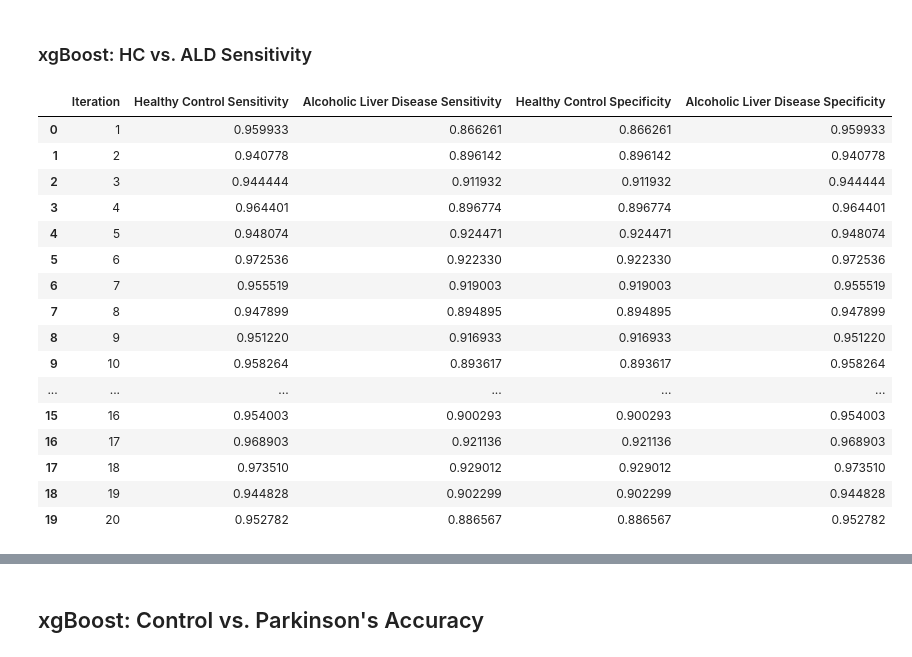
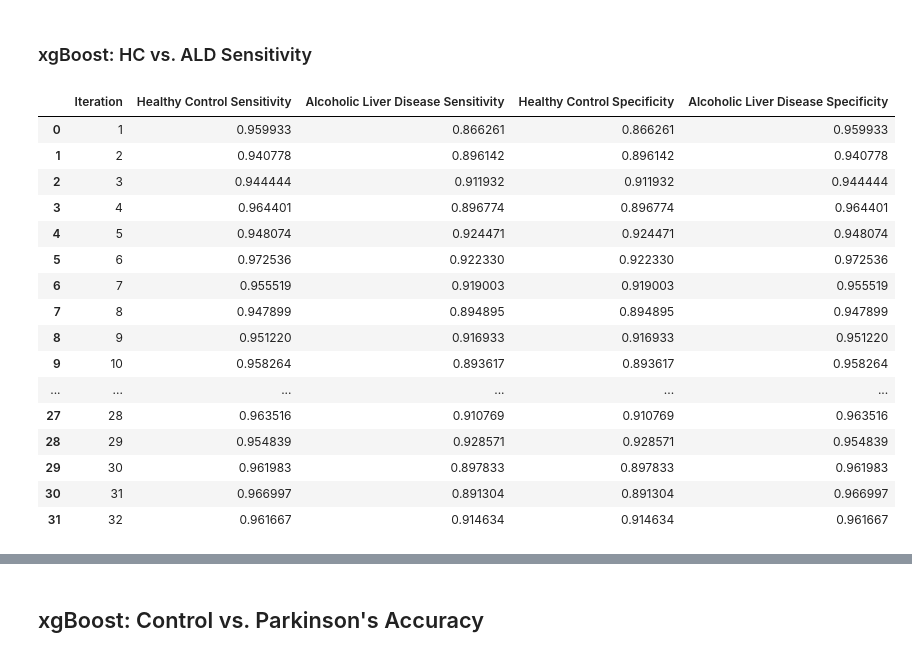
Before and after one commit to cjvilla/enose_predictions, a Jupyter notebook: exploratory_data.ipynb, the cells around one changed output, grey strips where cells are left out. Cells and saved outputs as stored; diff of their text form; code cells hidden in the pictures.

```diff
--- a/exploratory_data.ipynb
+++ b/exploratory_data.ipynb
@@ -85,7 +105,6 @@ merged_df = pd.merge(demographics, raw_data, on=['group', 'real_idn'], how='inne
 # %%
-
 # Get a list of columns to drop based on the condition
-columns_to_drop = [col for col in merged_df.columns if '_mean' in col]
+columns_to_drop = [col for col in demographics.columns if '_mean' in col]
 
 # Drop the columns from the DataFrame
-merged_df = merged_df.drop(columns=columns_to_drop)
+demographics = demographics.drop(columns=columns_to_drop)
@@ -191,10 +238,10 @@ from sklearn.metrics import accuracy_score
 
 # Load your merged_dfset and preprocess it (as you've done)
 # Define features (X) and target variable (y)
-X = merged_df[['S1', 'S2', 'S3', 'S4', 'S5', 'S6', 'S7', 'S8', 'S9', 'S10',
+X = demographics[['S1', 'S2', 'S3', 'S4', 'S5', 'S6', 'S7', 'S8', 'S9', 'S10',
           'S11', 'S12', 'S13', 'S14', 'S15', 'S16', 'S17', 'S18', 'S19', 'S20',
           'S21', 'S22', 'S23', 'S24', 'S25', 'S26', 'S27', 'S28', 'S29', 'S30', 'S31', 'S32']]
-y = merged_df['group']  # Assuming 0 for Healthy Control and 1 for Alcoholic Liver Disease
+y = demographics['group']  # Assuming 0 for Healthy Control and 1 for Alcoholic Liver Disease
 
 # Filter the dataset to include only "Healthy Control" (0) and "Alcoholic Liver Disease" (1)
 selected_classes = [0, 1]
@@ -233,10 +367,10 @@ from sklearn.metrics import accuracy_score
 
 # Load your merged_dfset and preprocess it (as you've done)
 # Define features (X) and target variable (y)
-X = merged_df[['S1', 'S2', 'S3', 'S4', 'S5', 'S6', 'S7', 'S8', 'S9', 'S10',
+X = demographics[['S1', 'S2', 'S3', 'S4', 'S5', 'S6', 'S7', 'S8', 'S9', 'S10',
           'S11', 'S12', 'S13', 'S14', 'S15', 'S16', 'S17', 'S18', 'S19', 'S20',
           'S21', 'S22', 'S23', 'S24', 'S25', 'S26', 'S27', 'S28', 'S29', 'S30', 'S31', 'S32']]
-y = merged_df['group']  # Assuming 0 for Healthy Control and 1 for Alcoholic Liver Disease
+y = demographics['group']  # Assuming 0 for Healthy Control and 1 for Alcoholic Liver Disease
 
 # Filter the dataset to include only "Healthy Control" (0) and "Alcoholic Liver Disease" (1)
 selected_classes = [0, 1]
@@ -530,10 +760,10 @@ warnings.filterwarnings('ignore', category=UserWarning, module='xgboost')
 results_list = []
 
 # Define features (X) and target variable (y)
-X = merged_df[['S1', 'S2', 'S3', 'S4', 'S5', 'S6', 'S7', 'S8', 'S9', 'S10',
+X = demographics[['S1', 'S2', 'S3', 'S4', 'S5', 'S6', 'S7', 'S8', 'S9', 'S10',
               'S11', 'S12', 'S13', 'S14', 'S15', 'S16', 'S17', 'S18', 'S19', 'S20',
               'S21', 'S22', 'S23', 'S24', 'S25', 'S26', 'S27', 'S28', 'S29', 'S30', 'S31', 'S32']]
-y = merged_df['group']  # 0 for Healthy Control, 1 for Alcoholic Liver Disease, and 2 for Parkinson's
+y = demographics['group']  # 0 for Healthy Control, 1 for Alcoholic Liver Disease, and 2 for Parkinson's
 
 # Filter the dataset to include only "Healthy Control" (0) and "Alcoholic Liver Disease" (1)
 selected_groups = [0, 1]
@@ -541,7 +771,7 @@ X_filtered = X[y.isin(selected_groups)]
 y_filtered = y[y.isin(selected_groups)]
 
 # Specify the number of iterations
-num_iterations = 20
+num_iterations = 32
 
 for iteration in range(num_iterations):
     # Split the filtered dataset into training and testing sets with a random seed
@@ -569,10 +799,10 @@ for iteration in range(num_iterations):
     results_list.append(iteration_df)
 
 # Concatenate all DataFrames in the results list
-xgboost_ald_accuracy = pd.concat(results_list, ignore_index=True)
+xgboost_ald_binary_accuracy_results = pd.concat(results_list, ignore_index=True)
 
 # Display the results DataFrame
-xgboost_ald_accuracy.head(50)
+xgboost_ald_binary_accuracy_results.head(50) # add percent difference as the last column
 # %% [output]
 |  | Iteration | Healthy Control Accuracy | Alcoholic Liver Disease Accuracy |
 | 0 | 1 | 0.959933 | 0.866261 |
@@ -622,10 +846,10 @@ warnings.filterwarnings('ignore', category=UserWarning, module='xgboost')
 results_list = []
 
 # Define features (X) and target variable (y)
-X = merged_df[['S1', 'S2', 'S3', 'S4', 'S5', 'S6', 'S7', 'S8', 'S9', 'S10',
+X = demographics[['S1', 'S2', 'S3', 'S4', 'S5', 'S6', 'S7', 'S8', 'S9', 'S10',
               'S11', 'S12', 'S13', 'S14', 'S15', 'S16', 'S17', 'S18', 'S19', 'S20',
               'S21', 'S22', 'S23', 'S24', 'S25', 'S26', 'S27', 'S28', 'S29', 'S30', 'S31', 'S32']]
-y = merged_df['group']  # Assuming 0 for Healthy Control, 1 for Alcoholic Liver Disease, and 2 for Parkinson's
+y = demographics['group']  # Assuming 0 for Healthy Control, 1 for Alcoholic Liver Disease, and 2 for Parkinson's
 
 # Filter the dataset to include only "Healthy Control" (0) and "Alcoholic Liver Disease" (1)
 selected_groups = [0, 1]
@@ -633,7 +857,7 @@ X_filtered = X[y.isin(selected_groups)]
 y_filtered = y[y.isin(selected_groups)]
 
 # Specify the number of iterations
-num_iterations = 20
+num_iterations = 32
 
 # Define a function to calculate sensitivity and specificity
 def sensitivity_specificity(y_true, y_pred, positive_class=1):
@@ -663,37 +887,37 @@ for iteration in range(num_iterations):
     sensitivity_alcoholic_liver_disease, specificity_alcoholic_liver_disease = sensitivity_specificity(y_test, y_pred, positive_class=1)
 
     # Create a DataFrame for the current iteration
     iteration_df = pd.DataFrame({
         'Iteration': [iteration + 1],
         'Healthy Control Sensitivity': [sensitivity_healthy_control],
         'Alcoholic Liver Disease Sensitivity': [sensitivity_alcoholic_liver_disease],
         'Healthy Control Specificity': [specificity_healthy_control],
         'Alcoholic Liver Disease Specificity': [specificity_alcoholic_liver_disease]
     })
 
     # Append the DataFrame to the results list
     results_list.append(iteration_df)
 
 # Concatenate all DataFrames in the results list
-xgboost_ald_sen = pd.concat(results_list, ignore_index=True)
+xgboost_ald_binary_sensitivity_results = pd.concat(results_list, ignore_index=True)
 
 # Display the results DataFrame
-xgboost_ald_sen.head(num_iterations)
+xgboost_ald_binary_sensitivity_results.head(num_iterations)
 # %% [output]
 |  | Iteration | Healthy Control Sensitivity | Alcoholic Liver Disease Sensitivity | Healthy Control Specificity | Alcoholic Liver Disease Specificity |
 | 0 | 1 | 0.959933 | 0.866261 | 0.866261 | 0.959933 |
 | 1 | 2 | 0.940778 | 0.896142 | 0.896142 | 0.940778 |
 | 2 | 3 | 0.944444 | 0.911932 | 0.911932 | 0.944444 |
 | 3 | 4 | 0.964401 | 0.896774 | 0.896774 | 0.964401 |
 | 4 | 5 | 0.948074 | 0.924471 | 0.924471 | 0.948074 |
 | 5 | 6 | 0.972536 | 0.922330 | 0.922330 | 0.972536 |
 | 6 | 7 | 0.955519 | 0.919003 | 0.919003 | 0.955519 |
 | 7 | 8 | 0.947899 | 0.894895 | 0.894895 | 0.947899 |
 | 8 | 9 | 0.951220 | 0.916933 | 0.916933 | 0.951220 |
 | 9 | 10 | 0.958264 | 0.893617 | 0.893617 | 0.958264 |
 | ... | ... | ... | ... | ... | ... |
-| 15 | 16 | 0.954003 | 0.900293 | 0.900293 | 0.954003 |
-| 16 | 17 | 0.968903 | 0.921136 | 0.921136 | 0.968903 |
-| 17 | 18 | 0.973510 | 0.929012 | 0.929012 | 0.973510 |
-| 18 | 19 | 0.944828 | 0.902299 | 0.902299 | 0.944828 |
-| 19 | 20 | 0.952782 | 0.886567 | 0.886567 | 0.952782 |
+| 27 | 28 | 0.963516 | 0.910769 | 0.910769 | 0.963516 |
+| 28 | 29 | 0.954839 | 0.928571 | 0.928571 | 0.954839 |
+| 29 | 30 | 0.961983 | 0.897833 | 0.897833 | 0.961983 |
+| 30 | 31 | 0.966997 | 0.891304 | 0.891304 | 0.966997 |
+| 31 | 32 | 0.961667 | 0.914634 | 0.914634 | 0.961667 |
```
Also changed, not shown: parts of 55 cells of this notebook.
